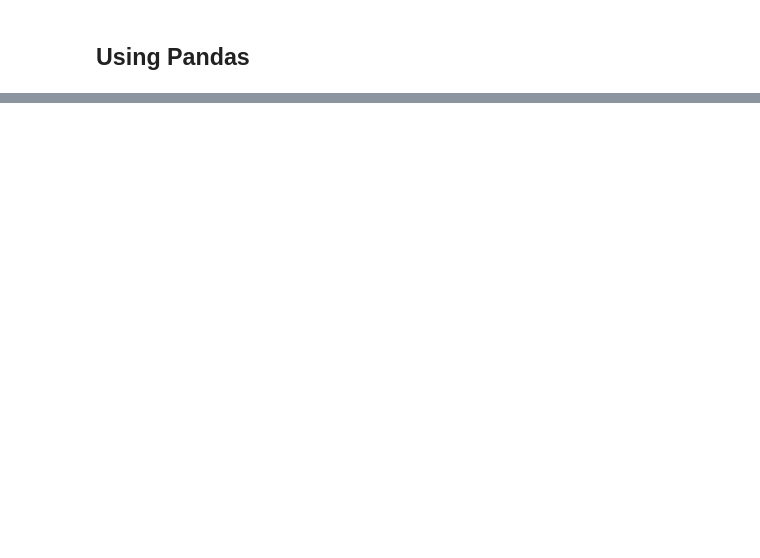
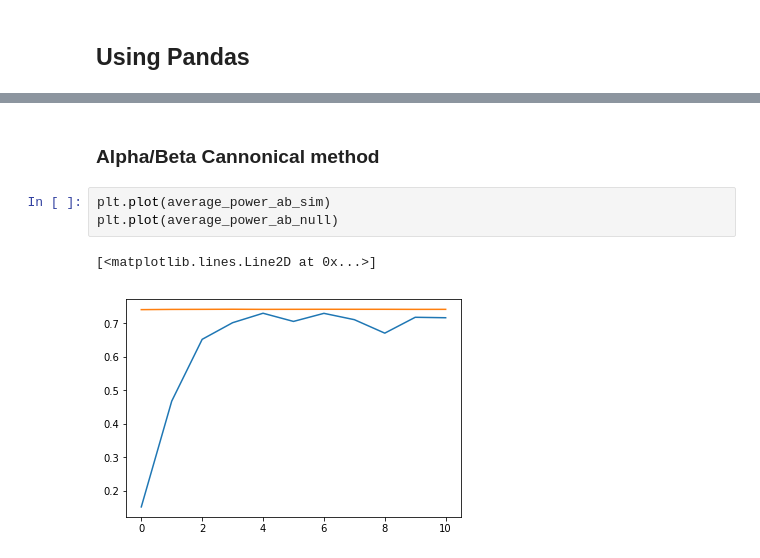
Before and after one commit to voytekresearch/BandRatios, a Jupyter notebook: Slope-Investigation.ipynb, the cells around one changed output, grey strips where cells are left out. Cells and saved outputs as stored; diff of their text form; blank space fills up the shorter version.

```diff
--- a/Slope-Investigation.ipynb
+++ b/Slope-Investigation.ipynb
@@ -170,0 +160,8 @@ plt.plot(power_density_null)
+# %% [markdown]
+### Alpha/Beta Cannonical method
+# %%
+plt.plot(average_power_ab_sim)
+plt.plot(average_power_ab_null)
+# %% [output]
+[<matplotlib.lines.Line2D at 0x...>]
+[figure, added]
```
Also changed, not shown: parts of 31 cells of this notebook, 6 other files.
